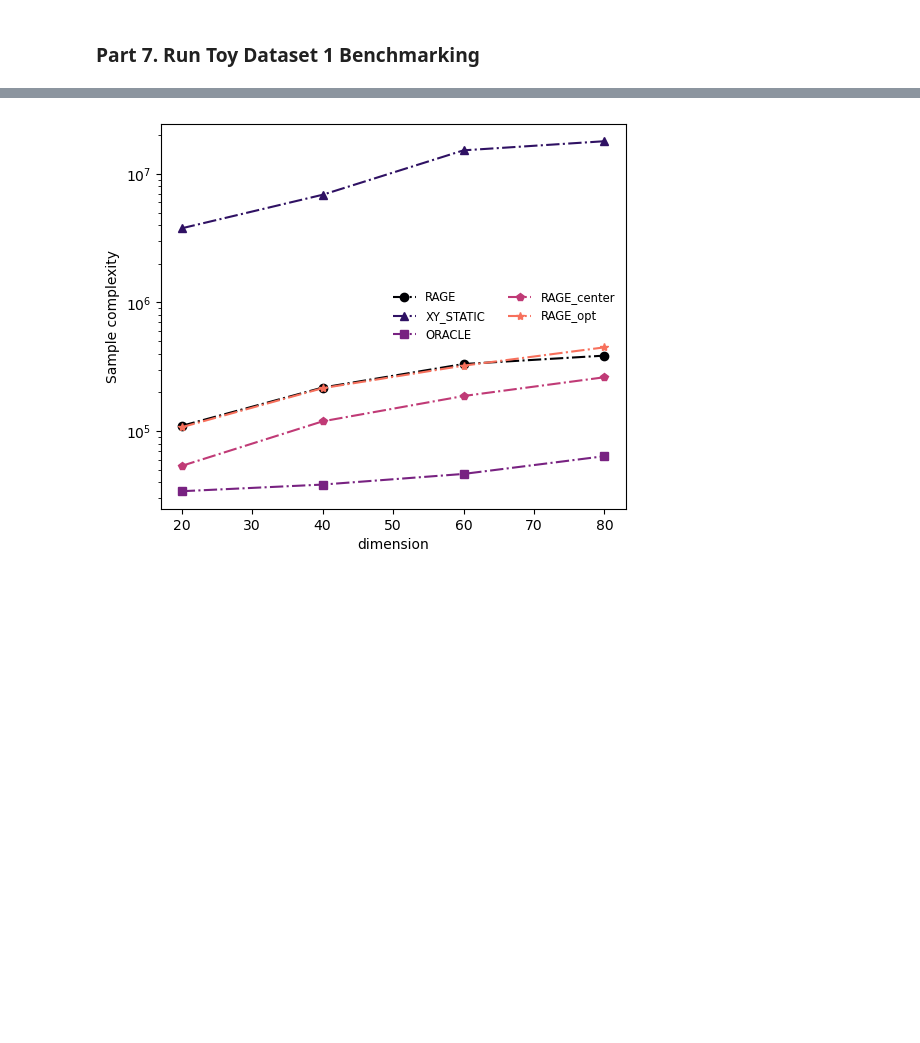
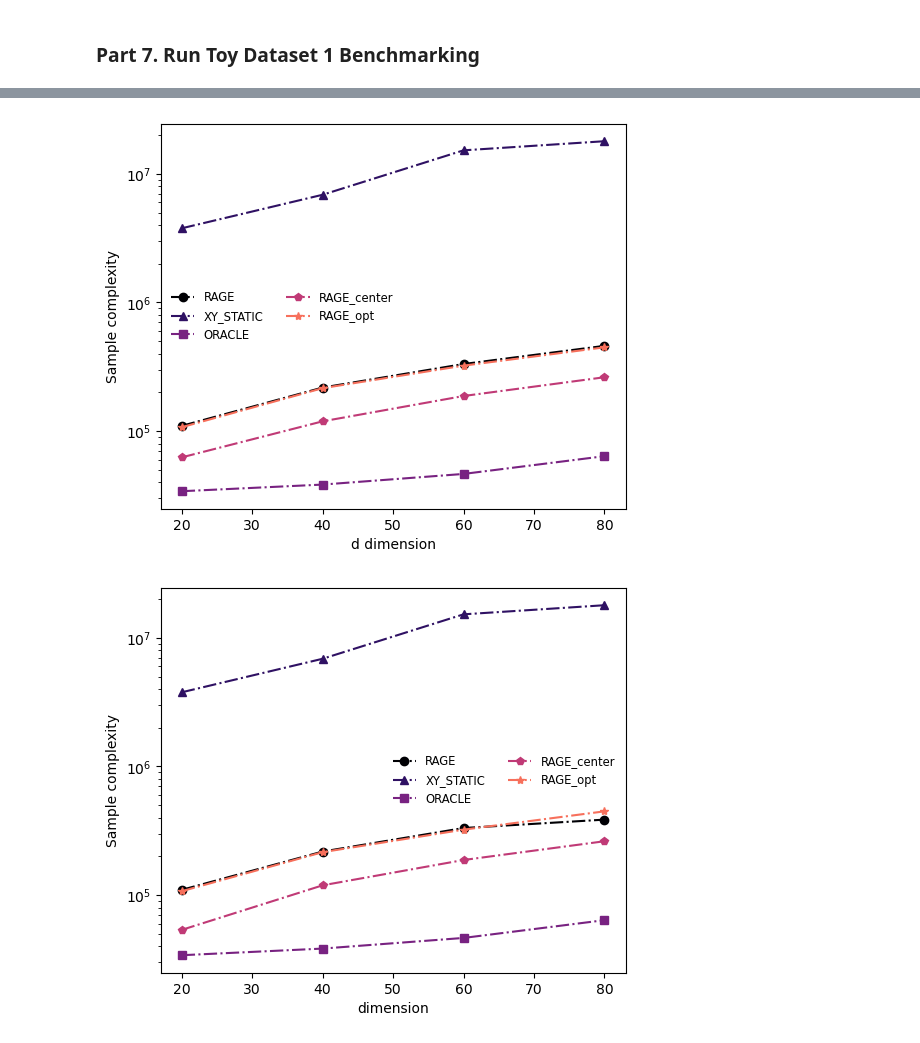
Before and after one commit to sqhang/2024_sqhang_Transductive-bandits, a Jupyter notebook: fit_toy_dataset.ipynb, the cells around one changed output, grey strips where cells are left out. Saved outputs shown, nothing was run; the diff lists cells and outputs as text; code cells hidden in the pictures; blank space fills up the shorter version.

```diff
--- a/fit_toy_dataset.ipynb
+++ b/fit_toy_dataset.ipynb
@@ -72,7 +49,7 @@ delta = 0.5
 rad = .1
 sweep = [20, 40, 60, 80]
 factor = 50
-d = 10
+d = 20
 
 X, Z, theta_star = transductive_problem_instance(d, rad)
 print(X.shape)
@@ -290,7 +179,7 @@ for d in sweep:
     for seed in seeds:
         print(d, seed)
         rage_instance = RAGE(X, theta_star, factor, delta, Z)
-        rage_instance.algorithm(seed)
+        rage_instance.algorithm(seed, var=False)
         rage_dict[d].append((rage_instance.success, rage_instance.N))
 
         xy_static_instance = XY_STATIC(X, theta_star, delta, Z)
@@ -302,11 +191,11 @@ for d in sweep:
         oracle_dict[d].append((oracle_instance.success, oracle_instance.N))
 
         rage_opt_instance = RAGE_opt(X, theta_star, factor, delta, Z)
-        rage_opt_instance.algorithm(seed)
+        rage_opt_instance.algorithm(seed, var=False)
         rage_opt_dict[d].append((rage_opt_instance.success, rage_opt_instance.N))
 
         rage_center_instance = RAGE_center(X, theta_star, factor, delta, Z)
-        rage_center_instance.algorithm(seed)
+        rage_center_instance.algorithm(seed, var=False)
         rage_center_dict[d].append((rage_center_instance.success, rage_center_instance.N))
 # %% [output]
 20 42
@@ -421,3 +296,14 @@ Sample complexity 119144
+# %%
+def convert_dict_int(dictionary):
+    for (key, list) in dictionary.items():
+        dictionary[key] = [(bool(item[0]), int(item[1])) for item in list]
+    return dictionary
+# %%
+rage_dict = convert_dict_int(rage_dict)
+xy_static_dict = convert_dict_int(xy_static_dict)
+oracle_dict = convert_dict_int(oracle_dict)
+rage_opt_dict = convert_dict_int(rage_opt_dict)
+rage_center_dict = convert_dict_int(rage_center_dict)
 # %%
 print(rage_dict)
 print(xy_static_dict)
@@ -433,3 +319,28 @@ print(rage_center_dict)
+# %%
+# New Plot: Jun 3rd
+# Predefined color-blind friendly colors
+colors = plt.get_cmap('magma')
+markers = ['o', '^', 's', 'p', '*']
+
+num_lines = 5
+color_indices = np.linspace(0.0, 0.7, num_lines)
+
+plt.figure(figsize=(6, 5))
+for idx, (method_dict, label) in enumerate(zip([rage_dict, xy_static_dict, oracle_dict, rage_center_dict, rage_opt_dict],
+                              ['RAGE', 'XY_STATIC', 'ORACLE', 'RAGE_center', 'RAGE_opt'])):
+    means = [np.mean([n for _, n in method_dict[d]]) for d in sweep]
+    color = colors(color_indices[idx])
+    plt.plot(sweep, means, label=label, color=color, marker=markers[idx % len(markers)], linestyle="dashdot")
+
+plt.xlabel('d dimension')
+plt.ylabel('Sample complexity')
+plt.yscale('log')
+# plt.title('Average Sample Complexity Across Methods')
+
+plt.legend(frameon=False, ncol=2, fontsize="small")
+plt.show()
+# %% [output]
+[figure, added]
 # %%
 # Predefined color-blind friendly colors
 colors = plt.get_cmap('magma')
```
Also changed, not shown: parts of 23 cells of this notebook, 7 other files.
